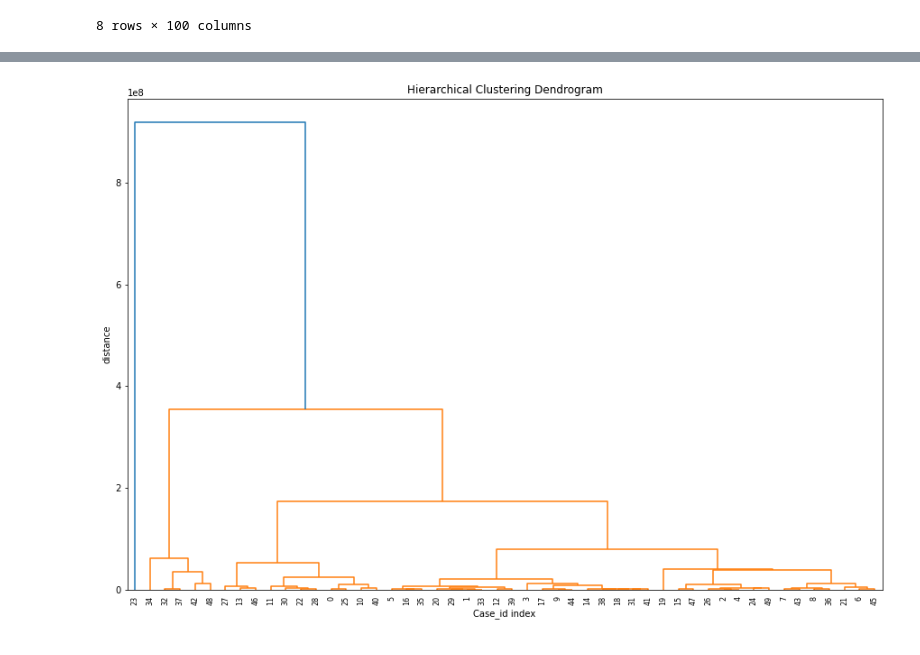
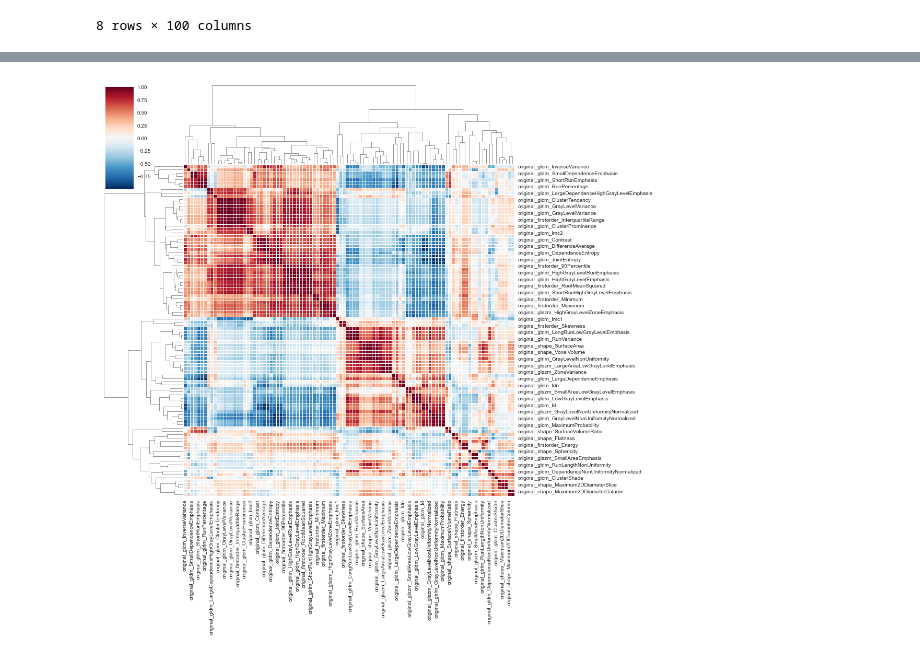
Before and after one commit to giuseppefilitto/img-segm, a Jupyter notebook: notebooks/FeaturesExtraction.ipynb, the cells around one changed output, grey strips where cells are left out. Cells and saved outputs as stored; diff of their text form; code cells hidden in the pictures.

```diff
--- a/notebooks/FeaturesExtraction.ipynb
+++ b/notebooks/FeaturesExtraction.ipynb
@@ -111,16 +107,7 @@ sns.clustermap(d, col_cluster=False, metric='chebyshev', z_score=1, figsize=(13,
-# %%
-m = d.to_numpy()
-
-from scipy.cluster.hierarchy import dendrogram, linkage
-
-Z = linkage(m,'ward')
-
-
-plt.figure(figsize=(15, 10))
-plt.title('Hierarchical Clustering Dendrogram')
-plt.xlabel('Case_id index')
-plt.ylabel('distance')
-dendrogram(Z)
-plt.show()
-# %% [output]
-[figure, removed]
+# %%
+pp = sns.clustermap(d.corr(), linewidths=.6, figsize=(15,15), cmap='RdBu_r')
+_ = plt.setp(pp.ax_heatmap.get_yticklabels(), rotation=0)
+
+plt.show()
+# %% [output]
+[figure, added]
```
Also changed, not shown: parts of 3 cells of this notebook.
